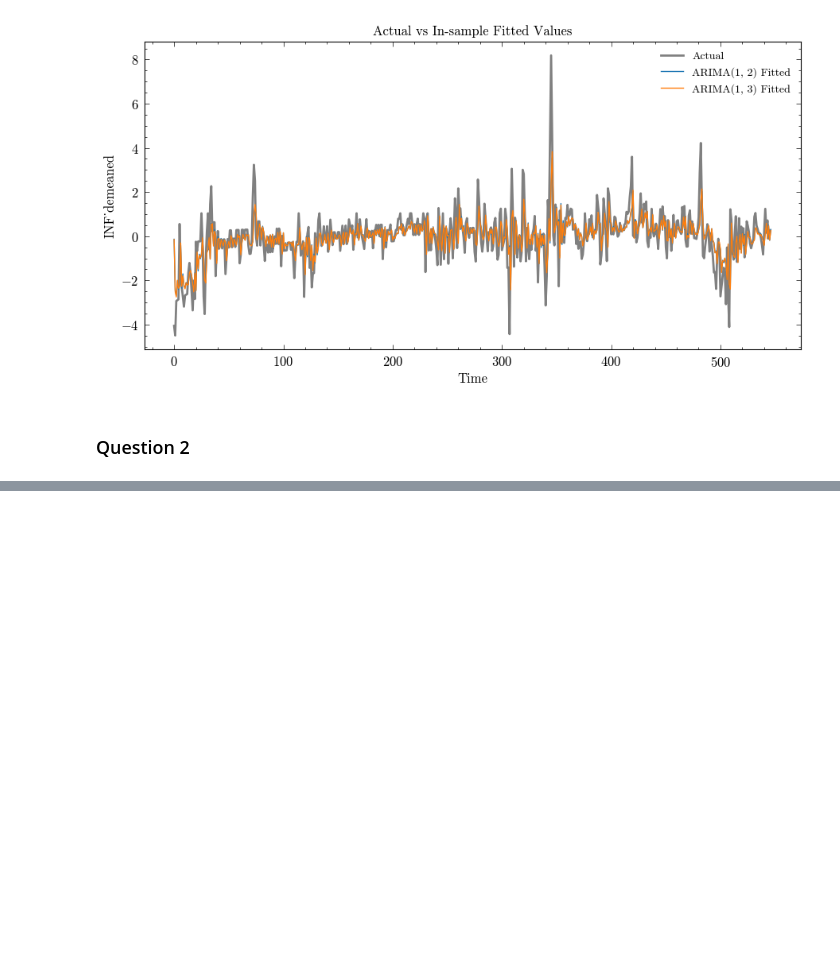
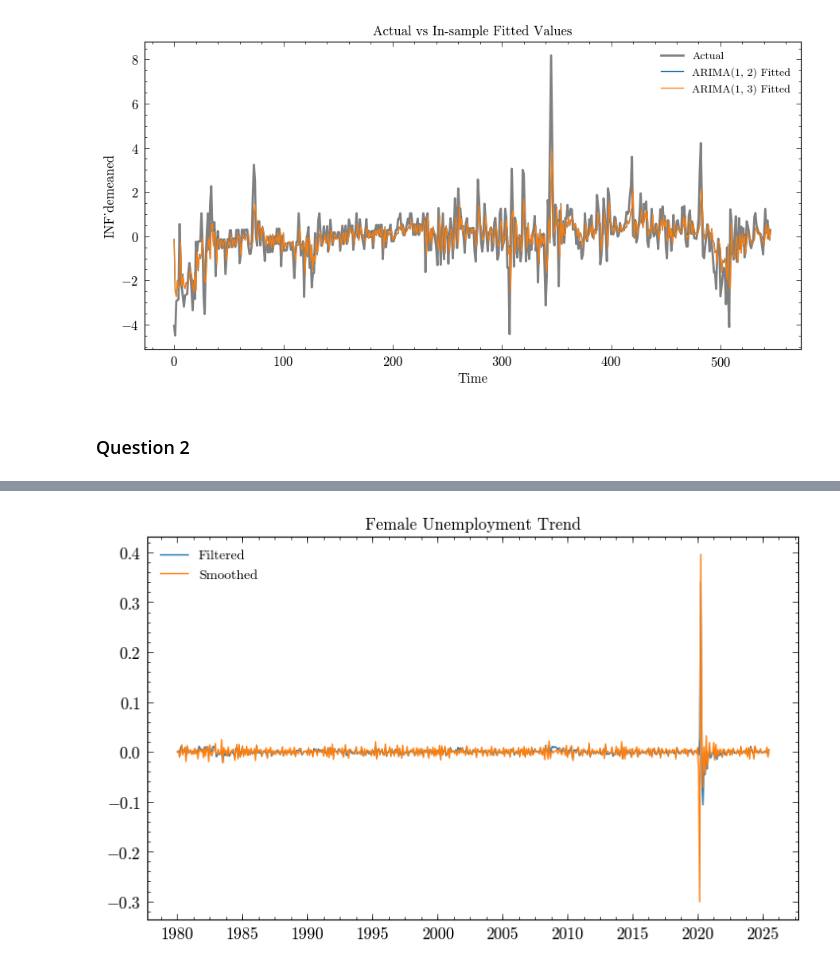
Before and after one commit to jackyeung99/class_financial-econometrics, a Jupyter notebook: Assignments/Assignment06.ipynb, the cells around one changed output, grey strips where cells are left out. Saved outputs shown, nothing was run; the diff lists cells and outputs as text; code cells hidden in the pictures; blank space fills up the shorter version.

```diff
--- a/Assignments/Assignment06.ipynb
+++ b/Assignments/Assignment06.ipynb
@@ -176,0 +267,11 @@ plt.show()
+# %%
+fig, ax = plt.subplots(figsize=(8, 5))
+plt.title('Female Unemployment Trend')
+plt.plot(dates, female_u_filt, label = 'Filtered')
+plt.plot(dates, female_u_smooth, label = 'Smoothed')
+plt.legend()
+
+plt.savefig('../Figures/Assignment06/female_unemployment_cycle.png', dpi = 300)
+plt.show()
+# %% [output]
+[figure, added]
```
Also changed, not shown: parts of 19 cells of this notebook, 16 other files.
